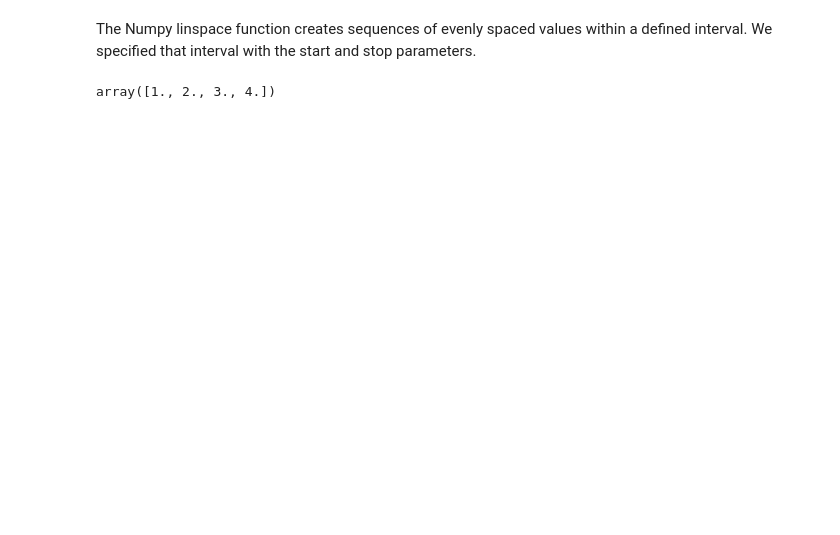
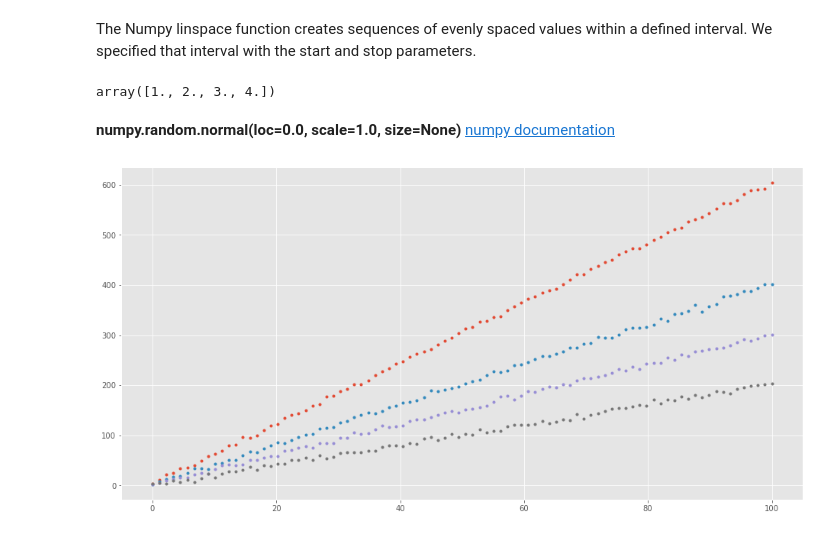
Before and after one commit to AineNicD/tasks2020, a Jupyter notebook: tasks2020.ipynb, the cells around one changed output. Drawn from its saved outputs; the diff is of its cells as text; code cells hidden in the pictures; blank space fills up the shorter version.

Commit message:
working on task 4, alot more work to be done

```diff
--- a/tasks2020.ipynb
+++ b/tasks2020.ipynb
@@ -400,0 +419,41 @@ array([1., 2., 3., 4.])
+# %%
+#Using numpy.linespace to create four data sets as recommended in the task question
+#dataset1
+a1 = 3
+b1 = 5
+x1 = np.linspace(start = 0.0 , stop = 100, num = 90)
+y1 = a1 * x1 + b1
+#dataset 2
+a2 = 8
+b2 = 9
+x2 = np.linspace(start = 0.0, stop = 100, num =90)
+y2 = a2 * x2 + b2
+#dataset 3
+a3 = 6
+b3 = 4
+x3 = np.linspace(start = 0.0, stop = 100, num =90)
+y3 = a3 * x3 + b3
+#dataset 4
+a4 = 1
+b4 = 1
+x4 = np.linspace(start =0.0 , stop = 100, num =90)
+y4 = a4 * x1 + b4
+# %% [markdown]
+<b>  numpy.random.normal(loc=0.0, scale=1.0, size=None) </b> [numpy documentation](https://docs.scipy.org/doc//numpy-1.10.4/reference/generated/numpy.random.normal.html)
+# %%
+# Adding some noise the length to x to all 4 data sets
+y1 = 6.0 * x1 + 5.0 + np.random.normal(0.0, 3.0, len(x1))
+y2 = 4.0 * x2 + 3.0 + np.random.normal(0.0, 3.0, len(x2))
+y3 = 3.0 * x3 + 2.0 + np.random.normal(0.0, 3.0, len(x3))
+y4 = 2.0 * x4 + 1.0 + np.random.normal(0.0, 3.0, len(x4))
+
+
+#y = 3.0 * x + 2.0 + np.random.normal(0.0, 0.3, len(x))
+# %%
+# Ploting x's vs y's as points.
+plt.plot(x1, y1, '.');
+plt.plot(x2, y2, '.');
+plt.plot(x3, y3, '.');
+plt.plot(x4, y4, '.');
+# %% [output]
+[figure, added]
```
Also changed, not shown: parts of 24 cells of this notebook.
